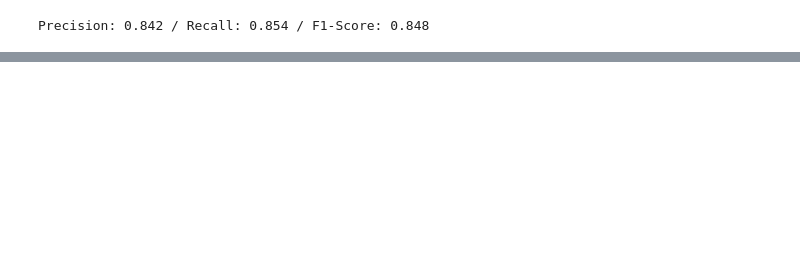
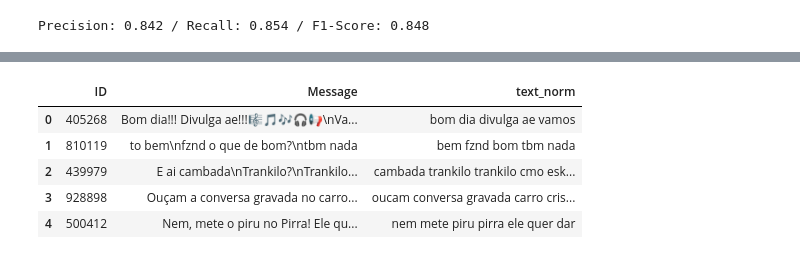
Before and after one commit to ThiagoSViana/spam_ham, a Jupyter notebook: code/exploring_spam_ham.ipynb, the cells around one changed output, grey strips where cells are left out. Drawn from its saved outputs; the diff is of its cells as text; code cells hidden in the pictures; blank space fills up the shorter version.

```diff
--- a/code/exploring_spam_ham.ipynb
+++ b/code/exploring_spam_ham.ipynb
@@ -438,0 +441,3 @@ Precision: 0.842 / Recall: 0.854 / F1-Score: 0.848
+# %%
+path = Path() / '..'/ 'data' / 'processed_utf8' / 'Data_Test_unicode_utf.xlsx'
+teste = pd.read_excel(path)
@@ -438,0 +457,9 @@ Precision: 0.842 / Recall: 0.854 / F1-Score: 0.848
+# %%
+teste.head()
+# %% [output]
+|  | ID | Message | text_norm |
+| 0 | 405268 | Bom dia!!! Divulga ae!!!🎼🎵🎶🎧📢\nVa... | bom dia divulga ae vamos |
+| 1 | 810119 | to bem\nfznd o que de bom?\ntbm nada | bem fznd bom tbm nada |
+| 2 | 439979 | E ai cambada\nTrankilo?\nTrankilo... | cambada trankilo trankilo cmo esk... |
+| 3 | 928898 | Ouçam a conversa gravada no carro... | oucam conversa gravada carro cris... |
+| 4 | 500412 | Nem, mete o piru no Pirra! Ele qu... | nem mete piru pirra ele quer dar |
```
Also changed, not shown: parts of 15 cells of this notebook, 1 other file.
